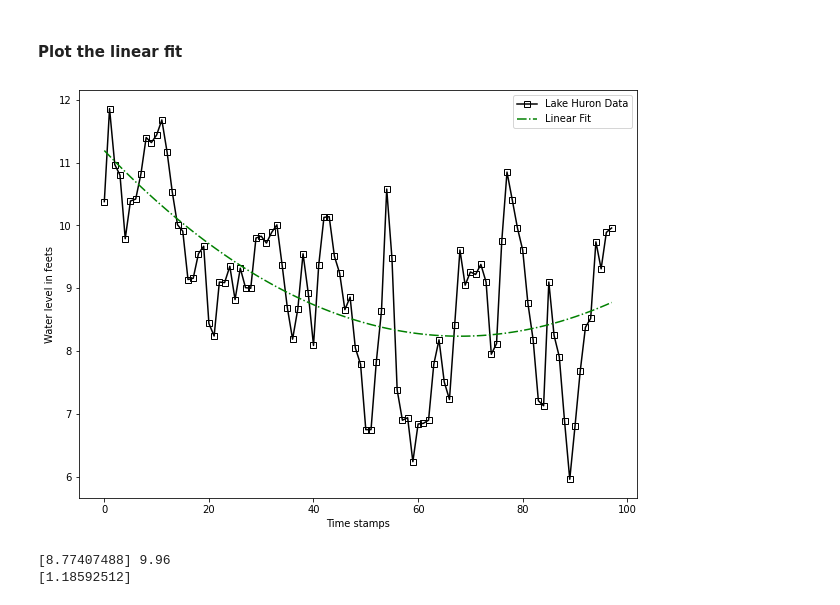
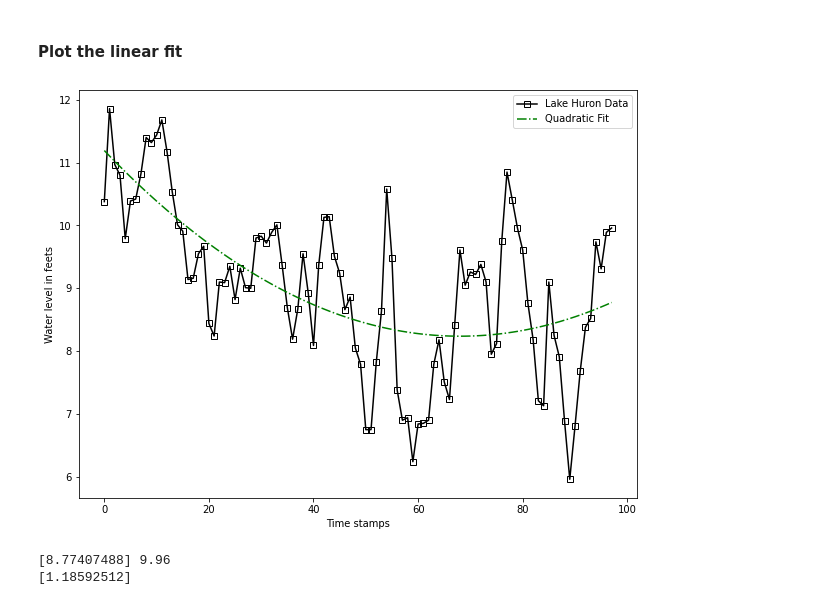
Before and after one commit to YassYe/Deeplearning-Workshops-FYP, a Jupyter notebook: Project2/TimeSeriesProject.ipynb, the cells around one changed output. Drawn from its saved outputs; the diff is of its cells as text; code cells hidden in the pictures.

```diff
--- a/Project2/TimeSeriesProject.ipynb
+++ b/Project2/TimeSeriesProject.ipynb
@@ -49,17 +49,17 @@ array([ 1.11927234e+01, -8.68981968e-02,  6.38800778e-04])
 # %%
 #plotting data as numpy arrays
 xPreds = a @ V.T
 plt.figure()
 plt.plot(dataTime, data,  "k", marker='s', markerfacecolor='none')
 plt.plot(dataTime, xPreds, 'g-.')
 plt.xlabel("Time stamps")
 plt.ylabel("Water level in feets")
-plt.legend(["Lake Huron Data", "Linear Fit"])
+plt.legend(["Lake Huron Data", "Quadratic Fit"])
 #save figure
 plt.savefig("lakefit.pdf", format="pdf", bbox_inches="tight")
 plt.show()
 # %% [output]
-[figure, old version]
+[figure, new version]
 # %%
 #predicting water level in 1972
 m97 = a@[[1],[97],[97**2]]
```
Also changed, not shown: parts of 9 cells of this notebook, 1 other file.
